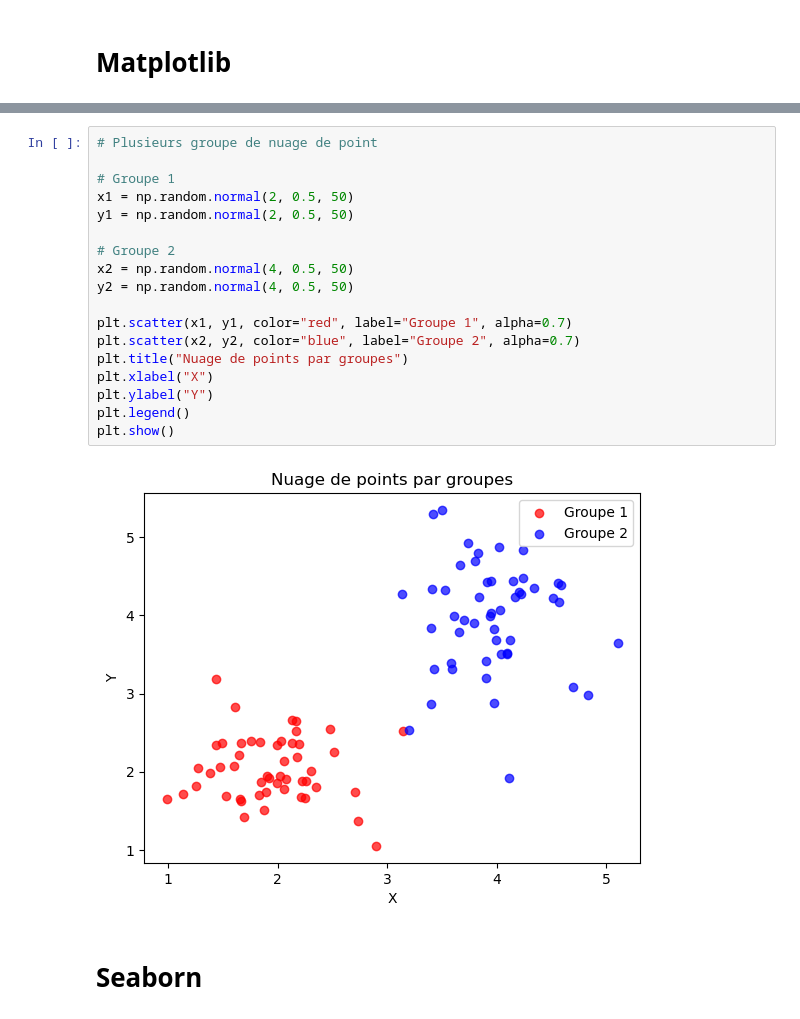
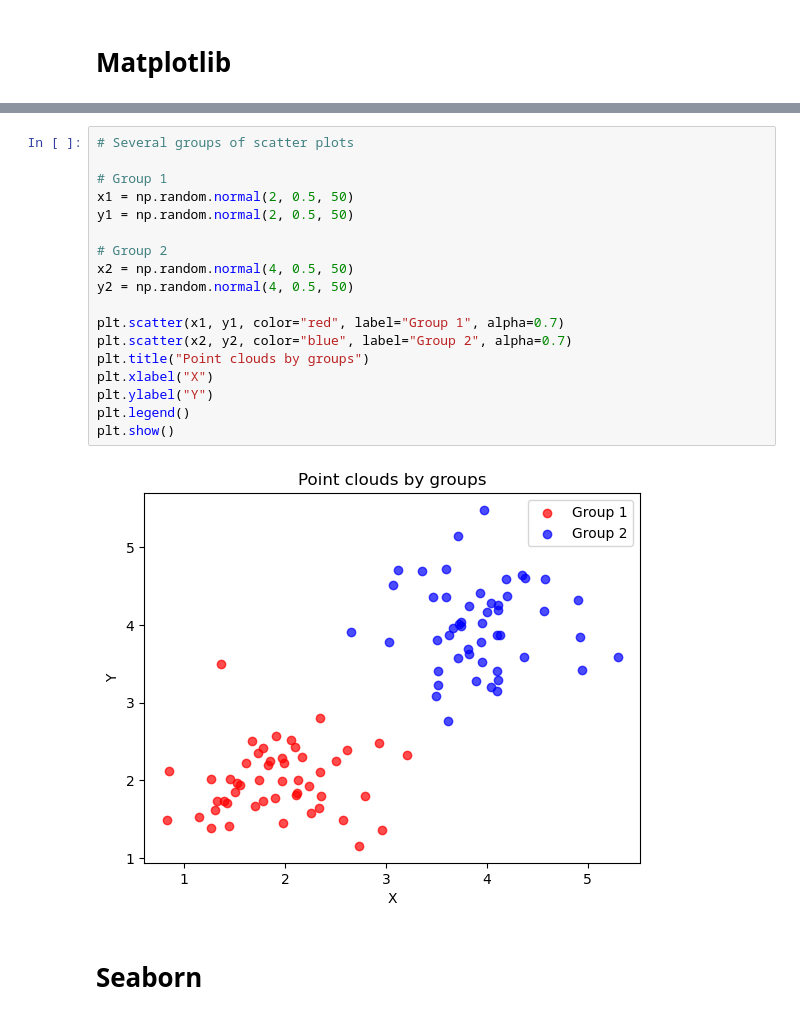
Before and after one commit to Chris-Will1/First_project, a Jupyter notebook: Data Visualisation.ipynb, the cells around one changed output, grey strips where cells are left out. Saved outputs shown, nothing was run; the diff lists cells and outputs as text.

```diff
--- a/Data Visualisation.ipynb
+++ b/Data Visualisation.ipynb
@@ -133,23 +133,23 @@ plt.show()
 # %%
-# Plusieurs groupe de nuage de point
+# Several groups of scatter plots
 
-# Groupe 1
+# Group 1
 x1 = np.random.normal(2, 0.5, 50)
 y1 = np.random.normal(2, 0.5, 50)
 
-# Groupe 2
+# Group 2
 x2 = np.random.normal(4, 0.5, 50)
 y2 = np.random.normal(4, 0.5, 50)
 
-plt.scatter(x1, y1, color="red", label="Groupe 1", alpha=0.7)
-plt.scatter(x2, y2, color="blue", label="Groupe 2", alpha=0.7)
-plt.title("Nuage de points par groupes")
+plt.scatter(x1, y1, color="red", label="Group 1", alpha=0.7)
+plt.scatter(x2, y2, color="blue", label="Group 2", alpha=0.7)
+plt.title("Point clouds by groups")
 plt.xlabel("X")
 plt.ylabel("Y")
 plt.legend()
 plt.show()
 # %% [output]
-[figure, old version]
+[figure, new version]
 # %% [markdown]
 # Seaborn
 # %%
```
Also changed, not shown: parts of 13 cells of this notebook, 1 other file.
